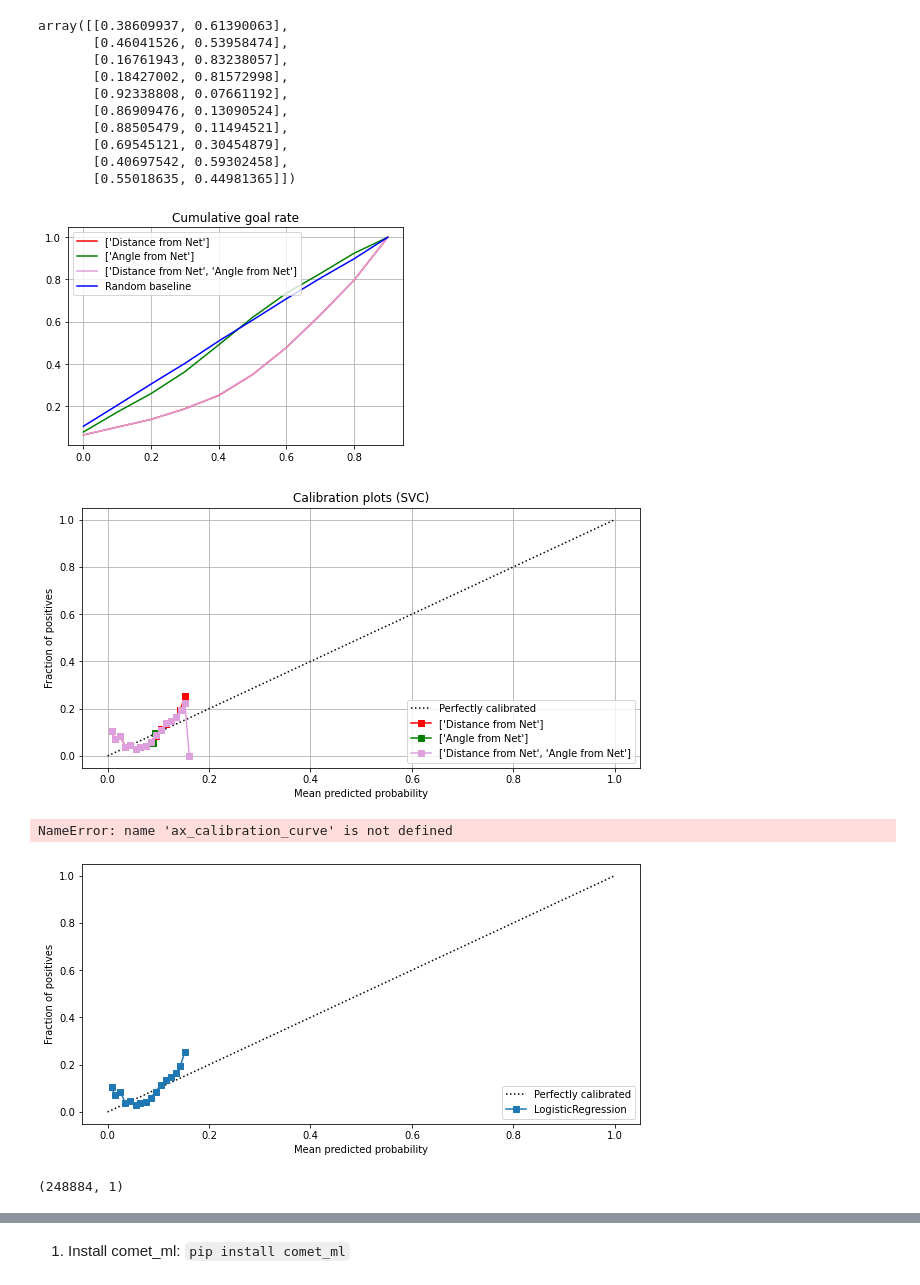
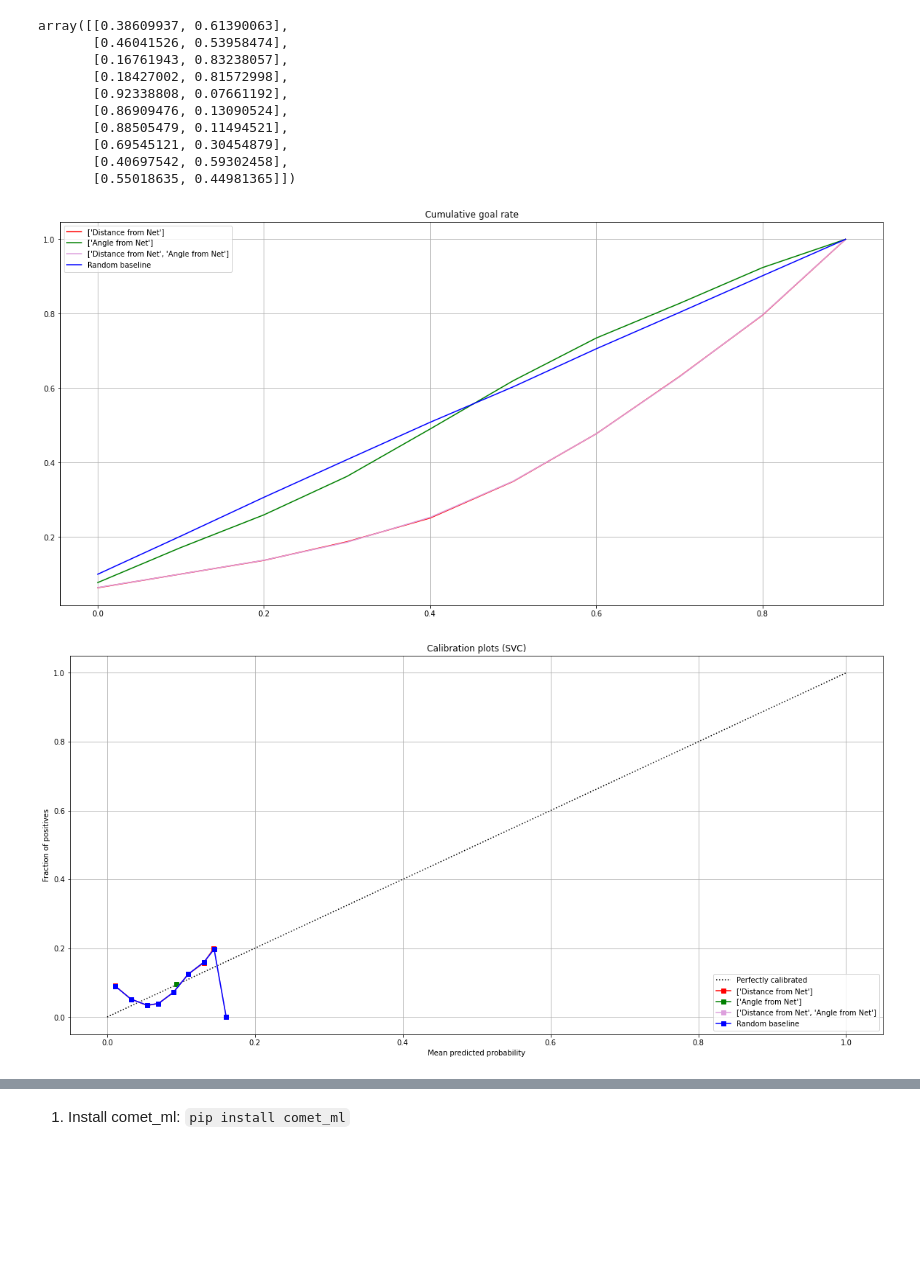
Before and after one commit to IreneZhou0129/IFT6758_m1, a Jupyter notebook: notebooks/m2_q3.ipynb, the cells around one changed output, grey strips where cells are left out. Cells and saved outputs as stored; diff of their text form; code cells hidden in the pictures; blank space fills up the shorter version.

```diff
--- a/notebooks/m2_q3.ipynb
+++ b/notebooks/m2_q3.ipynb
@@ -393,12 +369,9 @@ plot_random_baseline()
 # %%
-feature_color_dict = {
-    1: [['Distance from Net'], 'r'],
-    2: [['Angle from Net'], 'g'],
-    3: [['Distance from Net', 'Angle from Net'], 'plum'],
-    4: ['Random baseline', 'b']
-    }
+def plot_roc(feature_color_dict):
+    fig = plt.figure(figsize=(20, 20))
+    gs = GridSpec(4, 2)
 
-def plot_roc(feature_color_dict):
+    ax_calibration_curve = fig.add_subplot(gs[:2, :2])
 
     for k,v in feature_color_dict.items():
 
@@ -495,40 +472,45 @@ array([[0.38609937, 0.61390063],
        [0.55018635, 0.44981365]])
 # %%
 def plot_cumulative_rate(feature_color_dict):
+
+    fig = plt.figure(figsize=(20, 20))
+    gs = GridSpec(4, 2)
+
+    ax_calibration_curve = fig.add_subplot(gs[:2, :2])
 
     for k,v in feature_color_dict.items():
 
         f = v[0]
         color = v[1]
 
         if f != 'Random baseline':
             probs = q3_2(X, y, f)
             is_goal = probs[:,1]
             perc_df = get_percentile(X, y, probs, f)
 
         # Random baseline
         else:
             is_goal = np.random.uniform(0,1,is_goal.shape[0])
             no_goal_prob = np.array([(1-i) for i in is_goal])
             probs = np.column_stack((is_goal, no_goal_prob))
             perc_df = get_percentile(X, y, probs)
 
         cumulative_rate = get_rate(perc_df, function_type='cumulative_rate')
 
         plt.plot(
             cumulative_rate['Percentile']/100,
             cumulative_rate['Rate']/100,
             label = f'{f}',
-            color = color
+            color = color,
         )
 
     plt.title('Cumulative goal rate')
     plt.legend()
     plt.grid(True)
 
 plot_cumulative_rate(feature_color_dict)
 # %% [output]
-[figure, old version]
+[figure, new version]
 # %%
 from matplotlib.gridspec import GridSpec
 
@@ -537,7 +519,7 @@ def plot_calibration(feature_color_dict):
     https://scikit-learn.org/stable/auto_examples/calibration/plot_calibration_curve.html
     '''
 
-    fig = plt.figure(figsize=(10, 10))
+    fig = plt.figure(figsize=(20, 20))
     gs = GridSpec(4, 2)
 
     ax_calibration_curve = fig.add_subplot(gs[:2, :2])
@@ -548,15 +530,26 @@ def plot_calibration(feature_color_dict):
         color = v[1]
 
         if f != 'Random baseline':
-            X_train, X_test, y_train, y_test = train_test_split(X[f],y,test_size=0.20,random_state=50)
+            X_train, X_test, y_train, y_test = train_test_split(X[f],
+                                                                y,
+                                                                test_size=0.20,
+                                                                random_state=50)
             y_train = y_train.values.ravel()
             clf.fit(X_train, y_train)
 
-            display = CalibrationDisplay.from_estimator(
+        # Random baseline
+        else:
+            goal_prob = np.random.uniform(0, 1, X_test.shape[0])
+
+            # Value is 1 if goal_prob is greater than 0.5, 0 otherwise.
+            random_y_test = np.zeros((goal_prob.shape[0],1))
+            random_y_test[:,][np.where(goal_prob>0.5)]=1
+
+        display = CalibrationDisplay.from_estimator(
                 clf,
                 X_test,
                 y_test,
-                n_bins=100,
+                n_bins=50,
                 ax=ax_calibration_curve,
                 color=color,
                 label=f'{f}'
@@ -570,40 +563,4 @@ def plot_calibration(feature_color_dict):
 
 plot_calibration(feature_color_dict)
 # %% [output]
-[figure, old version]
+[figure, new version]
-# %%
-from sklearn.calibration import calibration_curve
-# Create a training and validation split
-X_train, X_test, y_train, y_test = train_test_split(X[['Distance from Net']],y,test_size=0.20,random_state=50)
-
-# Logistic regression model fitting
-clf = LogisticRegression()
-y_train = y_train.values.ravel()
-clf.fit(X_train, y_train)
-
-# y_pred = clf.predict(X_test)
-
-# prob_true, prob_pred = calibration_curve(y_test, y_pred, n_bins=3)
-# %% [output]
-NameError: name 'ax_calibration_curve' is not defined
-# %%
-
-
-fig = plt.figure(figsize=(10, 10))
-
-gs = GridSpec(4, 2)
-ax_calibration_curve = fig.add_subplot(gs[:2, :2])
-
-display = CalibrationDisplay.from_estimator(
-    clf,
-    X_test,
-    y_test,
-    n_bins=100,
-    ax=ax_calibration_curve,
-)
-# %% [output]
-[figure, removed]
-# %%
-y_train.shape
-# %% [output]
-(248884, 1)
```
Also changed, not shown: parts of 9 cells of this notebook.
